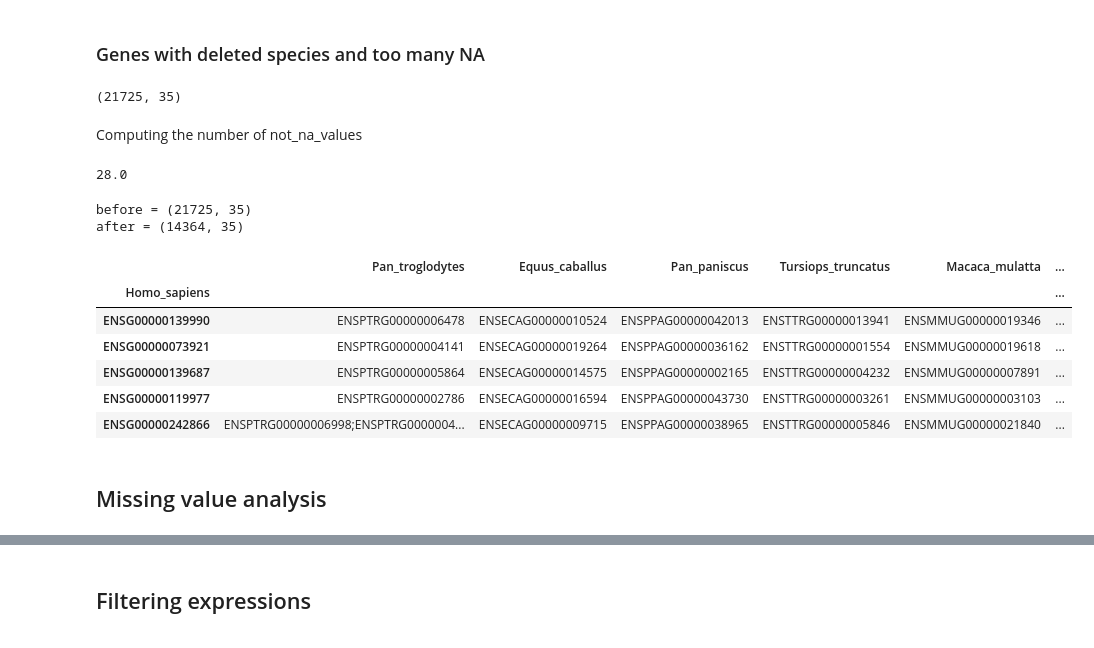
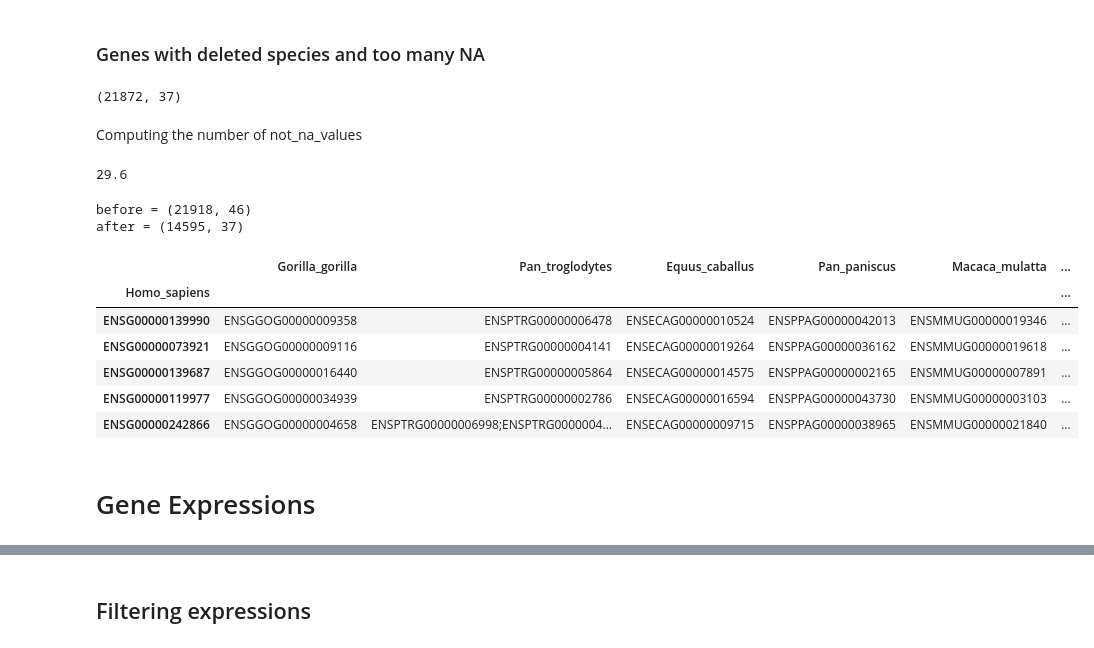
Before and after one commit to antonkulaga/yspecies, a Jupyter notebook: notebooks/1_select_genes_and_species.ipynb, the cells around one changed output, grey strips where cells are left out. Saved outputs shown, nothing was run; the diff lists cells and outputs as text; code cells hidden in the pictures.

```diff
--- a/notebooks/1_select_genes_and_species.ipynb
+++ b/notebooks/1_select_genes_and_species.ipynb
@@ -156,0 +159,13 @@ need_annotation
+# %%
+#tissues = ["Heart", "Liver", "Kidney", "Brain", "Lung"]
+(samples_filtered, samples_dropped) = filter_samples(samples_in_class, tissues, drop_species, drop_samples)
+if (not min_samples_per_species is None) and min_samples_per_species > 1:
+    by_species_count = samples_in_class.groupby(["species"]).run.count().sort_values(ascending=False)
+    to_drop = by_species_count[by_species_count <= min_samples_per_species].index.to_list()
+    selected_samples = samples_filtered[~samples_filtered.species.isin(to_drop)]
+    extra_dropped = samples_filtered[samples_filtered.species.isin(to_drop)]
+    samples_dropped = pd.concat([samples_dropped, extra_dropped])
+else:
+    selected_samples = samples_filtered
+tab([["initial","selected", "dropped"],[samples_in_class.shape,samples_filtered.shape,samples_dropped.shape]])
+selected_samples.head(3)
@@ -156,0 +180,8 @@ need_annotation
+# %%
+species_in_samples = selected_samples.species.drop_duplicates()#.to_list()
+species_in_samples.shape
+selected_species = species.set_index("species").loc[species_in_samples]
+dropped_species = species_in_class[~species_in_class.species.isin(species_in_samples)].set_index("species")
+print("droped species"+str(dropped_species.index.to_list()))
+
+tab([["species_in_samples", "selected_species"],[str(species_in_samples.shape), str(selected_species.shape)]])
@@ -240,30 +276,29 @@ def count_genes(df: pd.DataFrame, *without):
 # %% [markdown]
 ### Genes with deleted species and too many NA ###
 # %%
- genes.drop(columns =drop_species).dropna(thresh=0.001).shape
+filtered_genes = genes.drop(columns = dropped_species.index).dropna(thresh=0.001)
+filtered_genes.shape
 # %% [output]
-(21725, 35)
+(21872, 37)
 # %% [markdown]
 Computing the number of not_na_values
 # %%
-not_na_number = (1-na_threshold) * genes.shape[1]
+not_na_number = (1-na_threshold) * filtered_genes.shape[1]
 not_na_number
 # %% [output]
-28.0
+29.6
 # %%
-selected_genes = genes.drop(columns =drop_species).dropna(thresh=not_na_number)
+selected_genes = genes.drop(columns = dropped_species.index).dropna(thresh=not_na_number)
 print("before = "+str(genes.dropna(thresh=1).shape))
 print("after = "+str(selected_genes.shape))
 selected_genes.head()
 # %% [output]
-before = (21725, 35)
-after = (14364, 35)
+before = (21918, 46)
+after = (14595, 37)
-|  | Pan_troglodytes | Equus_caballus | Pan_paniscus | Tursiops_truncatus | Macaca_mulatta | ... |
+|  | Gorilla_gorilla | Pan_troglodytes | Equus_caballus | Pan_paniscus | Macaca_mulatta | ... |
 | Homo_sapiens |  |  |  |  |  | ... |
-| ENSG00000139990 | ENSPTRG00000006478 | ENSECAG00000010524 | ENSPPAG00000042013 | ENSTTRG00000013941 | ENSMMUG00000019346 | ... |
-| ENSG00000073921 | ENSPTRG00000004141 | ENSECAG00000019264 | ENSPPAG00000036162 | ENSTTRG00000001554 | ENSMMUG00000019618 | ... |
-| ENSG00000139687 | ENSPTRG00000005864 | ENSECAG00000014575 | ENSPPAG00000002165 | ENSTTRG00000004232 | ENSMMUG00000007891 | ... |
-| ENSG00000119977 | ENSPTRG00000002786 | ENSECAG00000016594 | ENSPPAG00000043730 | ENSTTRG00000003261 | ENSMMUG00000003103 | ... |
-| ENSG00000242866 | ENSPTRG00000006998;ENSPTRG0000004... | ENSECAG00000009715 | ENSPPAG00000038965 | ENSTTRG00000005846 | ENSMMUG00000021840 | ... |
+| ENSG00000139990 | ENSGGOG00000009358 | ENSPTRG00000006478 | ENSECAG00000010524 | ENSPPAG00000042013 | ENSMMUG00000019346 | ... |
+| ENSG00000073921 | ENSGGOG00000009116 | ENSPTRG00000004141 | ENSECAG00000019264 | ENSPPAG00000036162 | ENSMMUG00000019618 | ... |
+| ENSG00000139687 | ENSGGOG00000016440 | ENSPTRG00000005864 | ENSECAG00000014575 | ENSPPAG00000002165 | ENSMMUG00000007891 | ... |
+| ENSG00000119977 | ENSGGOG00000034939 | ENSPTRG00000002786 | ENSECAG00000016594 | ENSPPAG00000043730 | ENSMMUG00000003103 | ... |
+| ENSG00000242866 | ENSGGOG00000004658 | ENSPTRG00000006998;ENSPTRG0000004... | ENSECAG00000009715 | ENSPPAG00000038965 | ENSMMUG00000021840 | ... |
-# %% [markdown]
-## Missing value analysis ##
@@ -284,0 +305,2 @@ def compare_missing(one: pd.DataFrame, two: pd.DataFrame, one_title: str, two_ti
+# %% [markdown]
+# Gene Expressions #
```
Also changed, not shown: parts of 40 cells of this notebook, 7 other files.
